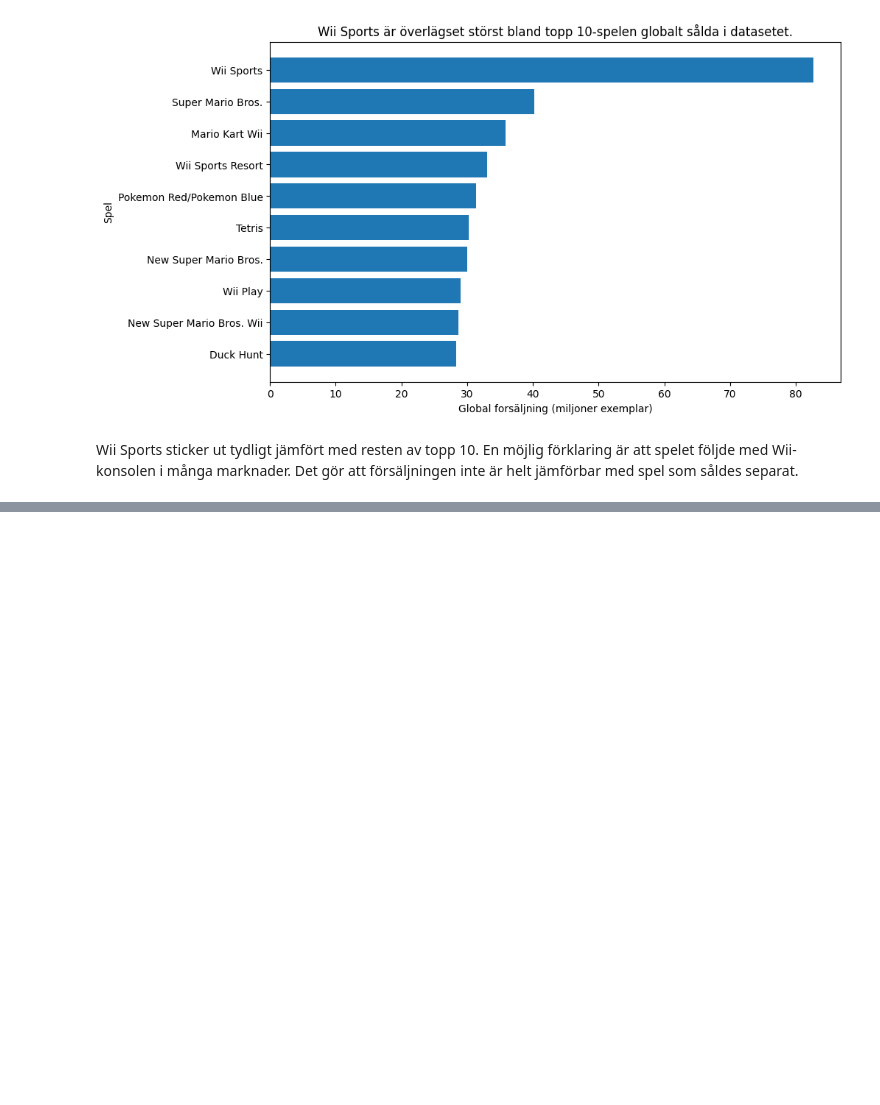
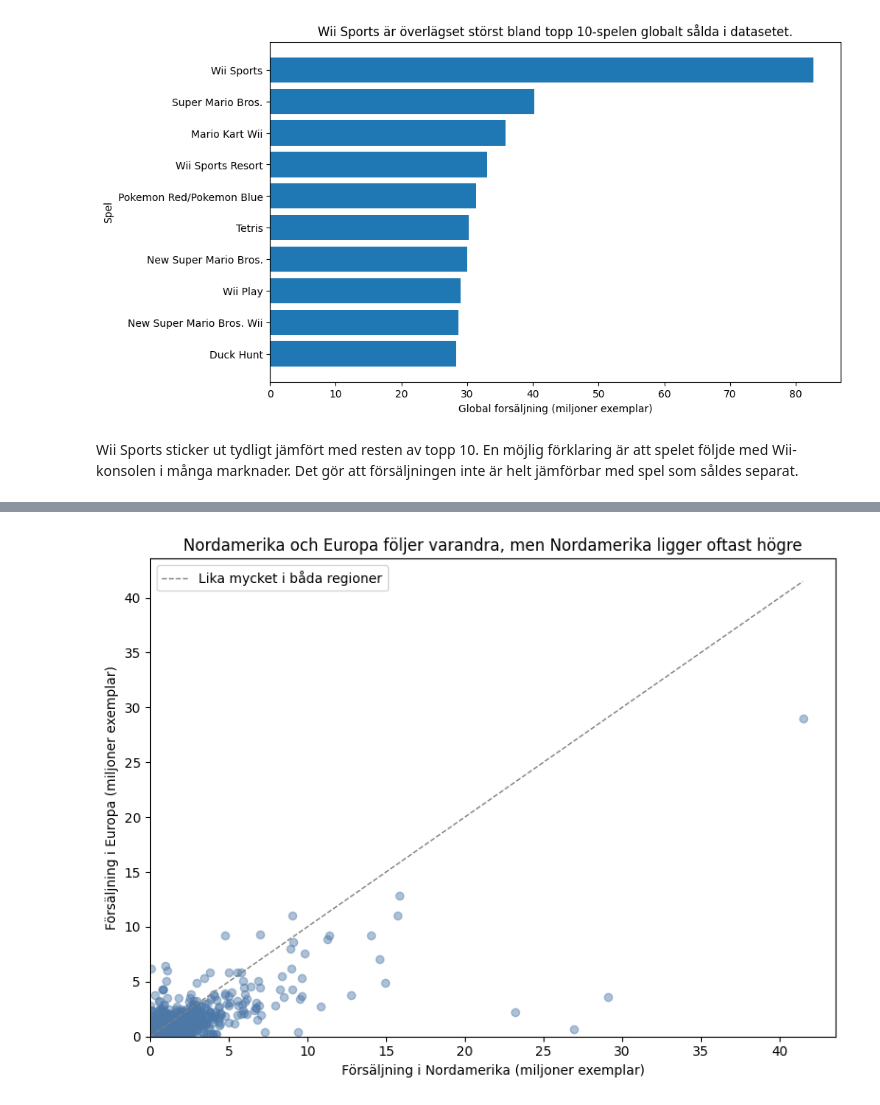
Before and after one commit to havietkok-sys/kk1-videogames-sales, a Jupyter notebook: notebook.ipynb, the cells around one changed output, grey strips where cells are left out. Cells and saved outputs as stored; diff of their text form; code cells hidden in the pictures; blank space fills up the shorter version.

```diff
--- a/notebook.ipynb
+++ b/notebook.ipynb
@@ -317,0 +347,35 @@ Wii Sports sticker ut tydligt jämfört med resten av topp 10. En möjlig förkl
+# %%
+scatter_df = analysis_df[analysis_df["Global_Sales"] >= 1].copy()
+
+fig, ax = plt.subplots(figsize=(8, 6))
+
+ax.scatter(
+    scatter_df["NA_Sales"],
+    scatter_df["EU_Sales"],
+    alpha=0.45,
+    s=35,
+    color="#4C78A8"
+)
+
+max_value = max(scatter_df["NA_Sales"].max(), scatter_df["EU_Sales"].max())
+
+ax.plot(
+    [0, max_value],
+    [0, max_value],
+    linestyle="--",
+    color="gray",
+    linewidth=1,
+    label="Lika mycket i båda regioner"
+)
+
+ax.set_title("Nordamerika och Europa följer varandra, men Nordamerika ligger oftast högre")
+ax.set_xlabel("Försäljning i Nordamerika (miljoner exemplar)")
+ax.set_ylabel("Försäljning i Europa (miljoner exemplar)")
+ax.set_xlim(left=0)
+ax.set_ylim(bottom=0)
+ax.legend()
+
+plt.tight_layout()
+plt.show()
+# %% [output]
+[figure, added]
```
Also changed, not shown: parts of 4 cells of this notebook.
